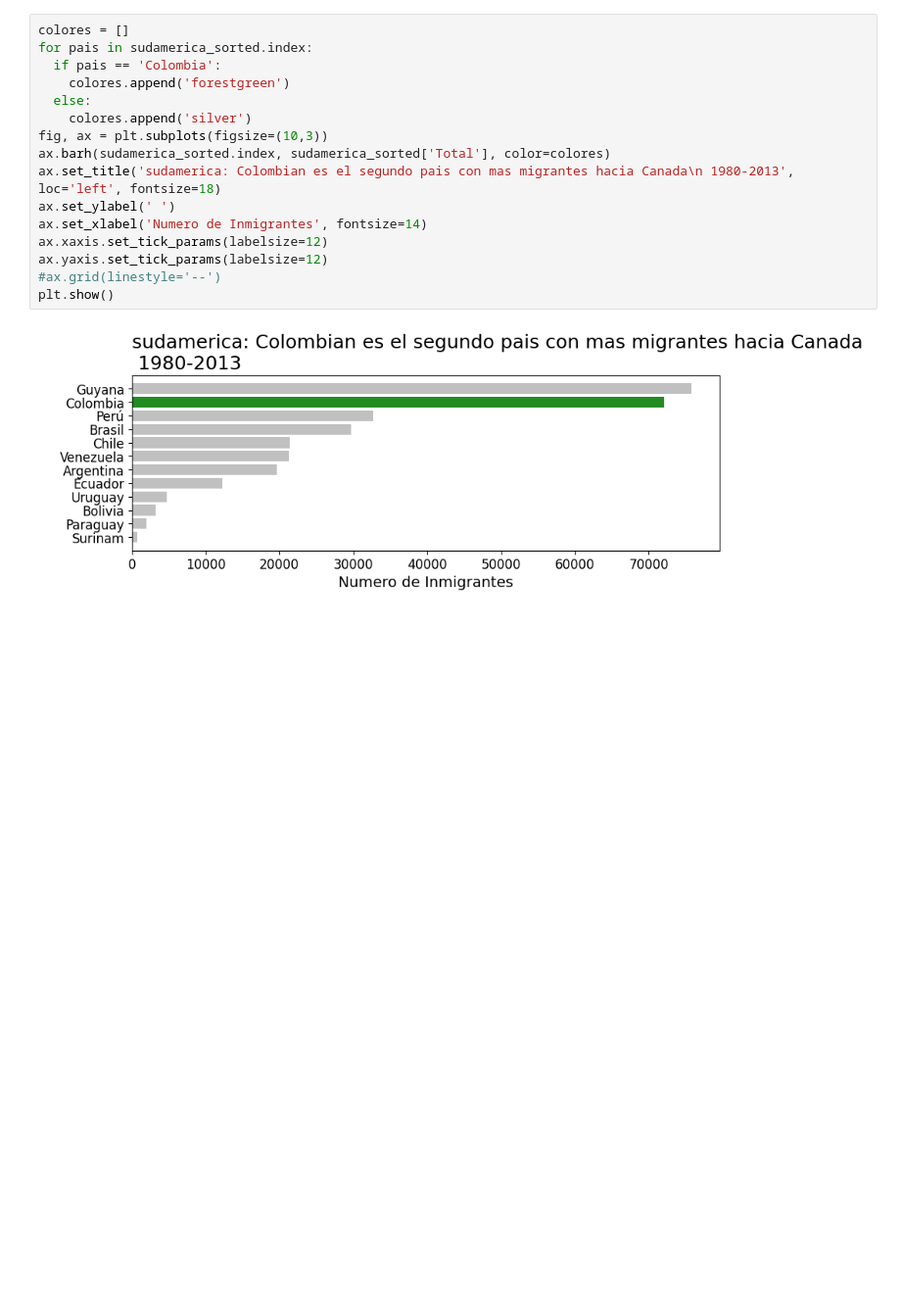
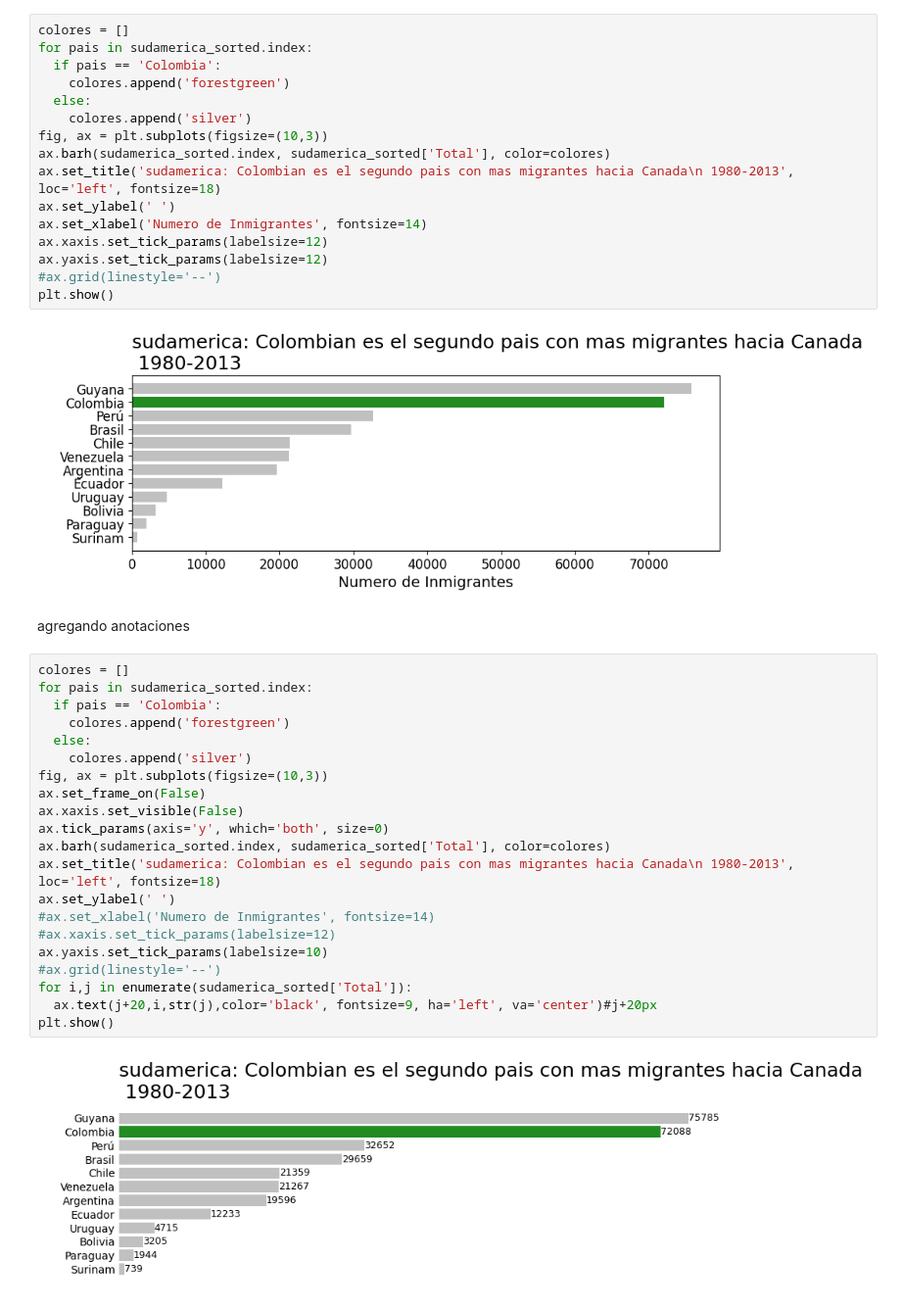
Before and after one commit to duquerson/visualizacion_python, a Jupyter notebook: vizualizacion_python.ipynb, the cells around one changed output. Shown at 98% size. Drawn from its saved outputs; the diff is of its cells as text; blank space fills up the shorter version.

```diff
--- a/vizualizacion_python.ipynb
+++ b/vizualizacion_python.ipynb
@@ -330,3 +330,28 @@ ax.yaxis.set_tick_params(labelsize=12)
 plt.show()
 # %% [output]
 [figure]
+# %% [markdown]
+agregando anotaciones
+# %%
+colores = []
+for pais in sudamerica_sorted.index:
+  if pais == 'Colombia':
+    colores.append('forestgreen')
+  else:
+    colores.append('silver')
+fig, ax = plt.subplots(figsize=(10,3))
+ax.set_frame_on(False)
+ax.xaxis.set_visible(False)
+ax.tick_params(axis='y', which='both', size=0)
+ax.barh(sudamerica_sorted.index, sudamerica_sorted['Total'], color=colores)
+ax.set_title('sudamerica: Colombian es el segundo pais con mas migrantes hacia Canada\n 1980-2013', loc='left', fontsize=18)
+ax.set_ylabel(' ')
+#ax.set_xlabel('Numero de Inmigrantes', fontsize=14)
+#ax.xaxis.set_tick_params(labelsize=12)
+ax.yaxis.set_tick_params(labelsize=10)
+#ax.grid(linestyle='--')
+for i,j in enumerate(sudamerica_sorted['Total']):
+  ax.text(j+20,i,str(j),color='black', fontsize=9, ha='left', va='center')#j+20px
+plt.show()
+# %% [output]
+[figure, added]
```
Also changed, not shown: parts of 2 cells of this notebook.
